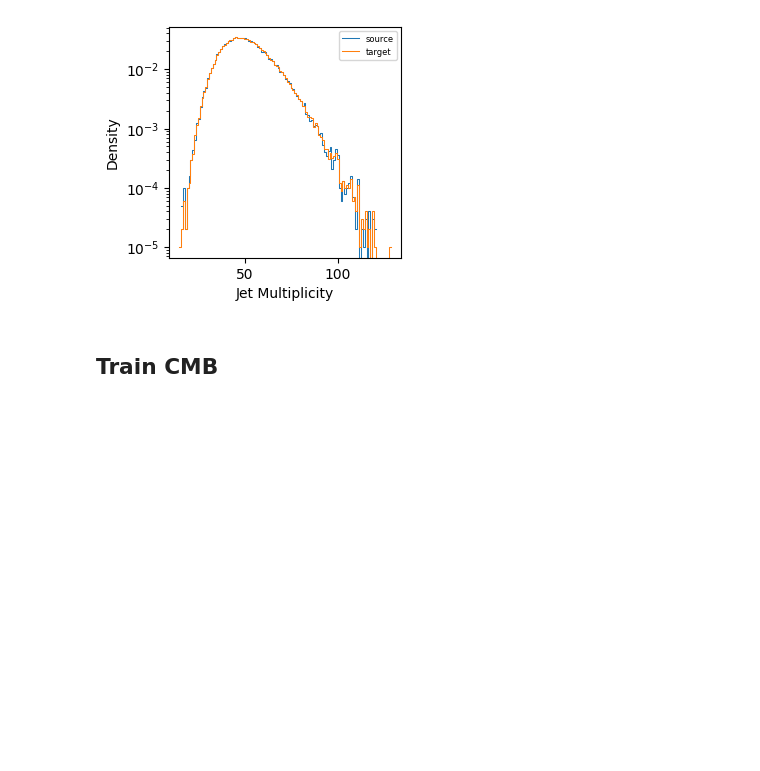
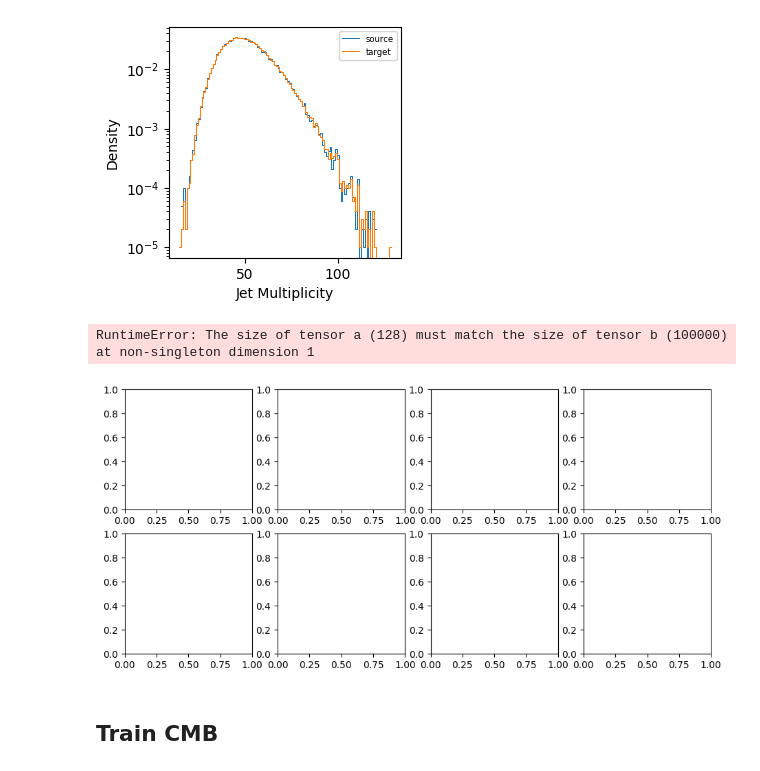
Before and after one commit to dfaroughy/CMB, a Jupyter notebook: experiments/jetclass/train_epic_hybrid.ipynb, the cells around one changed output. Drawn from its saved outputs; the diff is of its cells as text; code cells hidden in the pictures; blank space fills up the shorter version.

```diff
--- a/experiments/jetclass/train_epic_hybrid.ipynb
+++ b/experiments/jetclass/train_epic_hybrid.ipynb
@@ -58,6 +58,47 @@ ax.set_xlabel('Jet Multiplicity')
 plt.show()
 # %% [output]
 [figure]
+# %%
+fig, ax = plt.subplots(2, 4, figsize=(11,5))
+
+dic = {0:r'$\gamma$',
+       1:r'$h^0$',
+       2:r'$h^-$',
+       3:r'$h^+$',
+       4:r'$e^-$',
+       5:r'$e^+$',
+       6:r'$\mu^-$',
+       7:r'$\mu^+$'}
+
+mask_target = (jets.target.mask > 0).squeeze()
+mask_source= (jets.source.mask > 0).squeeze()
+
+for n in [0,1,2,3]:
+    target_counts = (jets.target.discrete == n) * mask_target.squeeze(-1)
+    target_counts = target_counts.sum(dim=1)
+    source_counts = (jets.source.discrete == n) * mask_source.squeeze(-1)
+    source_counts = source_counts.sum(dim=1)
+
+    sns.histplot(target_counts, ax=ax[0,n], element="step", fill=False, discrete=True, lw=0.75, stat='density', log_scale=(False, True),  label='target')
+    sns.histplot(source_counts,ax=ax[0,n], element="step", fill=False, discrete=True, lw=0.75, stat='density', log_scale=(False, True),   label='source')
+
+    ax[0,n].set_xlabel(f'{dic[n]} multiplicities')
+
+for n in [0,1,2,3]:
+    target_counts = (jets.target.discrete == 4+n).sum(dim=1)
+    source_counts = (jets.source.discrete == 4+n).sum(dim=1)
+
+    sns.histplot(target_counts,  ax=ax[1,n], element="step", fill=False, discrete=True, lw=0.75, stat='density', log_scale=(False, True), label='target')
+    sns.histplot(source_counts,  ax=ax[1,n], element="step", fill=False, discrete=True, lw=0.75, stat='density', log_scale=(False, True), label='source')
+
+    ax[1,n].set_xlabel(f'{dic[4+n]} multiplicities')
+
+ax[0,0].legend(loc='upper right', fontsize=8)
+plt.tight_layout()
+plt.show()
+# %% [output]
+RuntimeError: The size of tensor a (128) must match the size of tensor b (100000) at non-singleton dimension 1
+[figure, added]
 # %% [markdown]
 ## Train CMB
 # %%
```
Also changed, not shown: parts of 14 cells of this notebook, 12 other files.
